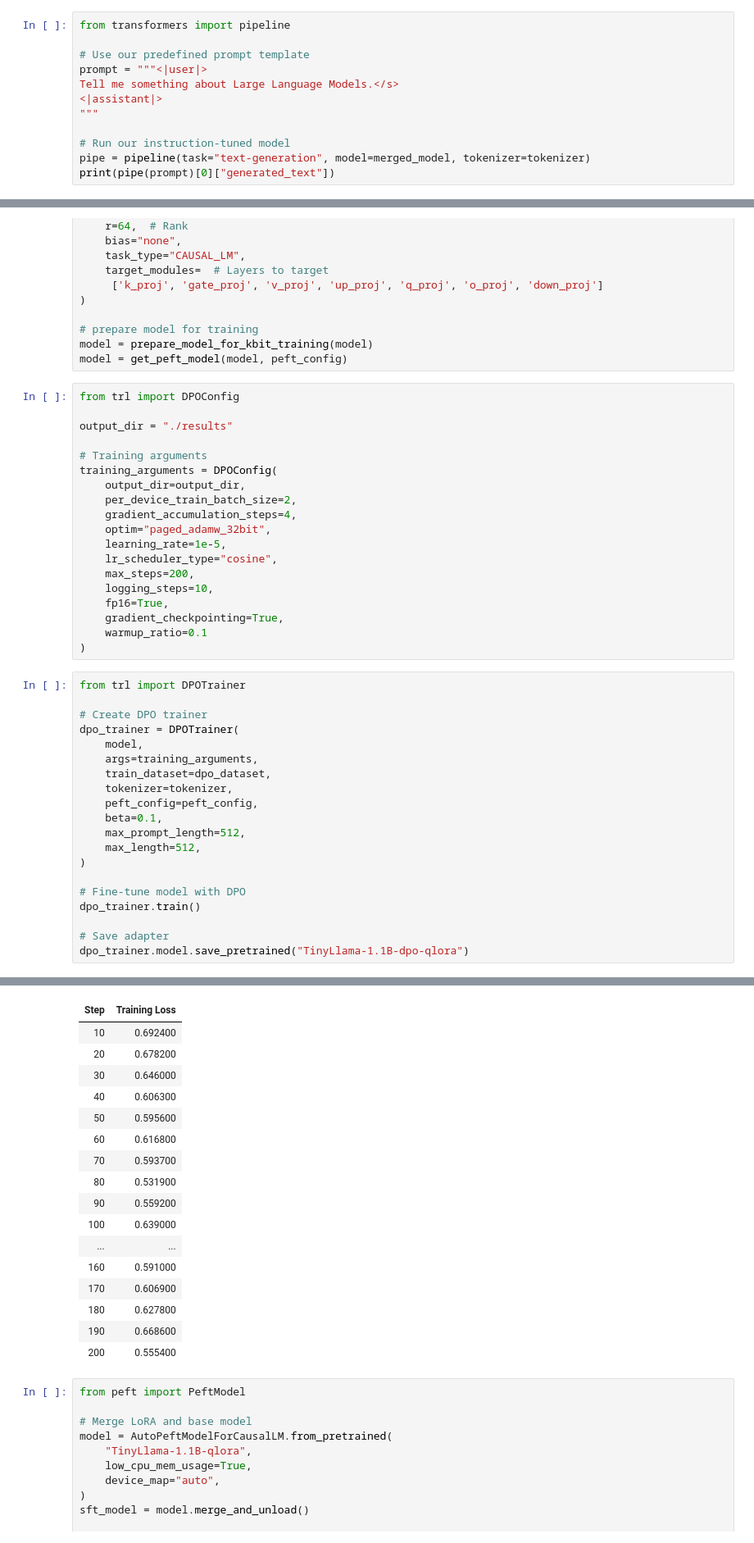
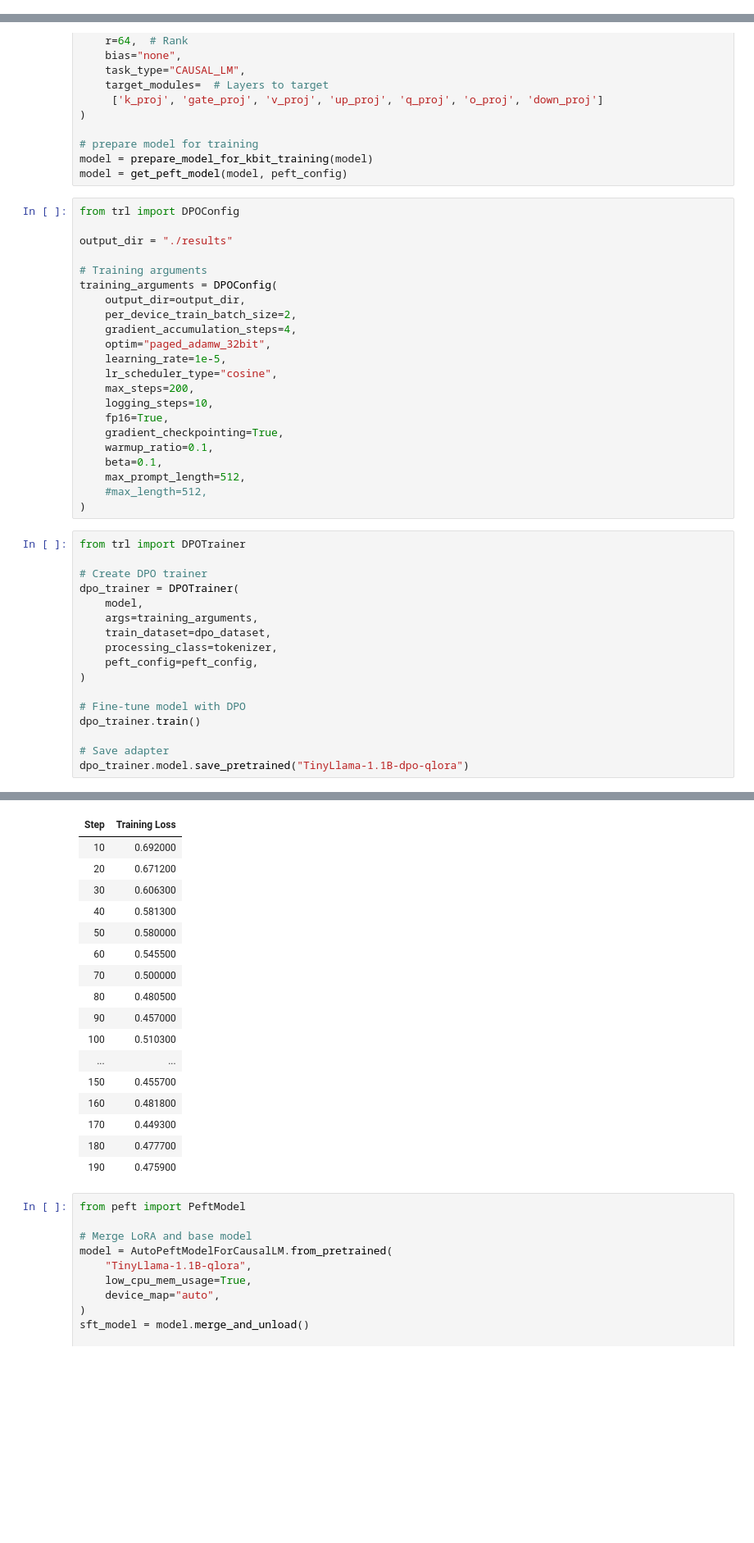
Before and after one commit to kfkyim/Hands-On-Large-Language-Models, a Jupyter notebook: chapter12/Chapter 12 - Fine-tuning Generation Models.ipynb, the cells around one changed output, grey strips where cells are left out. Shown at 82% size. Drawn from its saved outputs; the diff is of its cells as text; blank space fills up the shorter version.

```diff
--- a/chapter12/Chapter 12 - Fine-tuning Generation Models.ipynb
+++ b/chapter12/Chapter 12 - Fine-tuning Generation Models.ipynb
@@ -216,14 +208,2 @@ merged_model = model.merge_and_unload()
 # %% [markdown]
 ### Inference
-# %%
-from transformers import pipeline
-
-# Use our predefined prompt template
-prompt = """<|user|>
-Tell me something about Large Language Models.</s>
-<|assistant|>
-"""
-
-# Run our instruction-tuned model
-pipe = pipeline(task="text-generation", model=merged_model, tokenizer=tokenizer)
-print(pipe(prompt)[0]["generated_text"])
@@ -339,7 +364,10 @@ training_arguments = DPOConfig(
     logging_steps=10,
     fp16=True,
     gradient_checkpointing=True,
-    warmup_ratio=0.1
+    warmup_ratio=0.1,
+    beta=0.1,
+    max_prompt_length=512,
+    #max_length=512,
 )
 # %%
 from trl import DPOTrainer
@@ -349,11 +377,8 @@ dpo_trainer = DPOTrainer(
     model,
     args=training_arguments,
     train_dataset=dpo_dataset,
-    tokenizer=tokenizer,
+    processing_class=tokenizer,
     peft_config=peft_config,
-    beta=0.1,
-    max_prompt_length=512,
-    max_length=512,
 )
 
 # Fine-tune model with DPO
@@ -370,20 +392,20 @@ Could not estimate the number of tokens of the input, floating-point operations
 | Step | Training Loss |
-| 10 | 0.692400 |
-| 20 | 0.678200 |
-| 30 | 0.646000 |
-| 40 | 0.606300 |
-| 50 | 0.595600 |
-| 60 | 0.616800 |
-| 70 | 0.593700 |
-| 80 | 0.531900 |
-| 90 | 0.559200 |
-| 100 | 0.639000 |
+| 10 | 0.692000 |
+| 20 | 0.671200 |
+| 30 | 0.606300 |
+| 40 | 0.581300 |
+| 50 | 0.580000 |
+| 60 | 0.545500 |
+| 70 | 0.500000 |
+| 80 | 0.480500 |
+| 90 | 0.457000 |
+| 100 | 0.510300 |
 | ... | ... |
-| 160 | 0.591000 |
-| 170 | 0.606900 |
-| 180 | 0.627800 |
-| 190 | 0.668600 |
-| 200 | 0.555400 |
+| 150 | 0.455700 |
+| 160 | 0.481800 |
+| 170 | 0.449300 |
+| 180 | 0.477700 |
+| 190 | 0.475900 |
 # %%
 from peft import PeftModel
 
```
Also changed, not shown: parts of 12 cells of this notebook, 4 other files.
